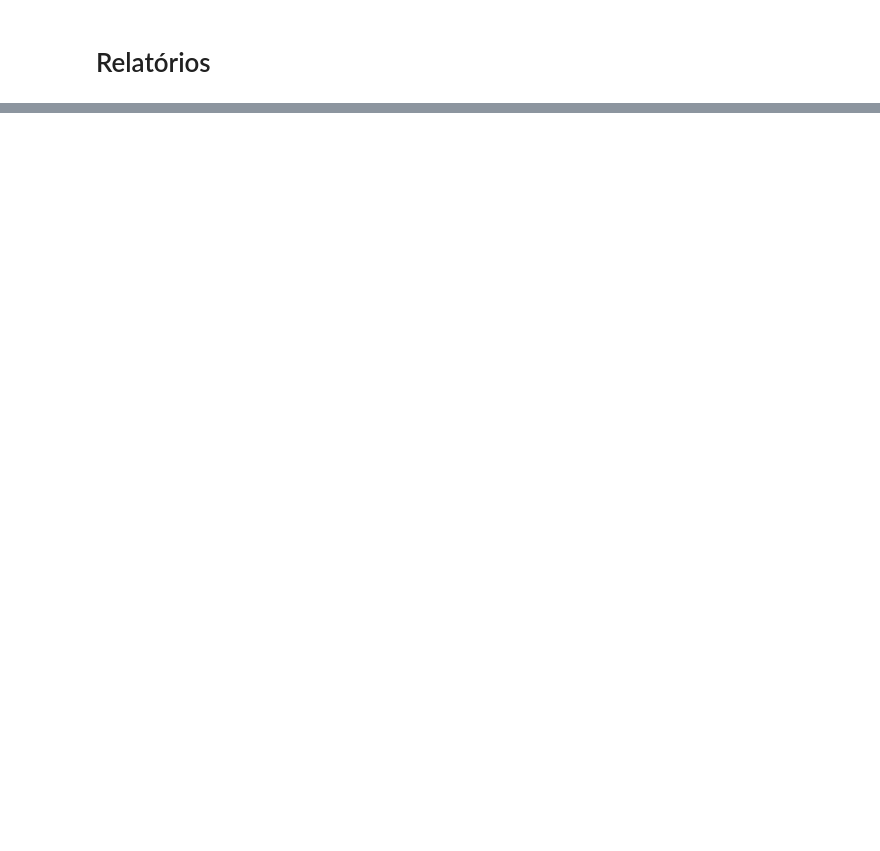
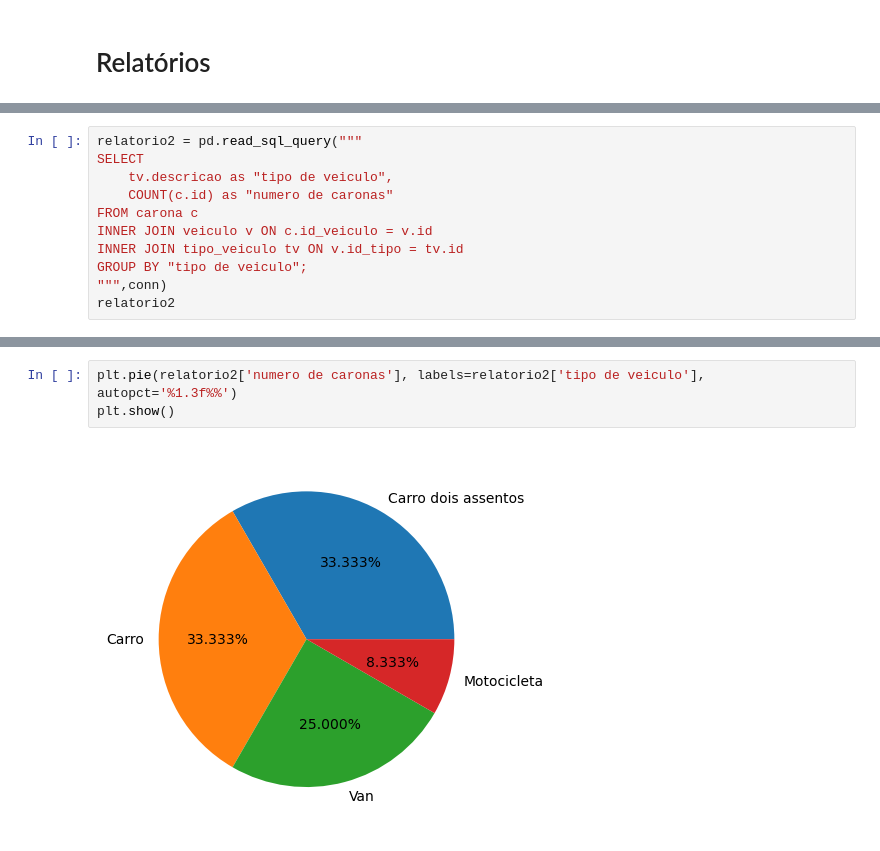
Before and after one commit to bd2023elmv/pathfinder, a Jupyter notebook: arquivos/BD1_Relatorios_Empresa_VA.ipynb, the cells around one changed output, grey strips where cells are left out. Drawn from its saved outputs; the diff is of its cells as text; blank space fills up the shorter version.

```diff
--- a/arquivos/BD1_Relatorios_Empresa_VA.ipynb
+++ b/arquivos/BD1_Relatorios_Empresa_VA.ipynb
@@ -213,0 +69,11 @@ sns.barplot(x='cpf',y='frequencia_relativa', data=res)
+# %%
+relatorio2 = pd.read_sql_query("""
+SELECT
+    tv.descricao as "tipo de veiculo",
+    COUNT(c.id) as "numero de caronas"
+FROM carona c
+INNER JOIN veiculo v ON c.id_veiculo = v.id
+INNER JOIN tipo_veiculo tv ON v.id_tipo = tv.id
+GROUP BY "tipo de veiculo";
+""",conn)
+relatorio2
@@ -213,0 +86,5 @@ sns.barplot(x='cpf',y='frequencia_relativa', data=res)
+# %%
+plt.pie(relatorio2['numero de caronas'], labels=relatorio2['tipo de veiculo'], autopct='%1.3f%%')
+plt.show()
+# %% [output]
+[figure, added]
```
Also changed, not shown: parts of 28 cells of this notebook, 1 other file.
